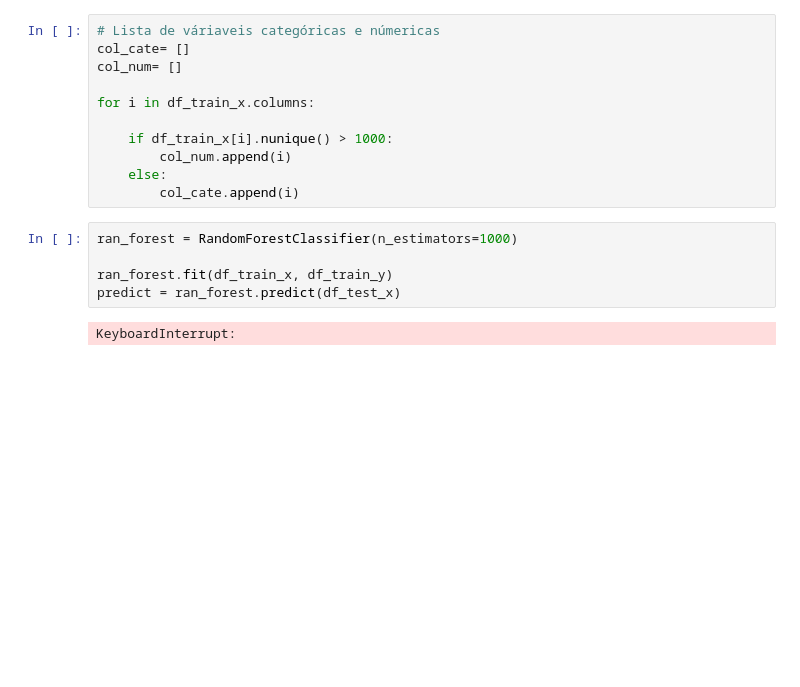
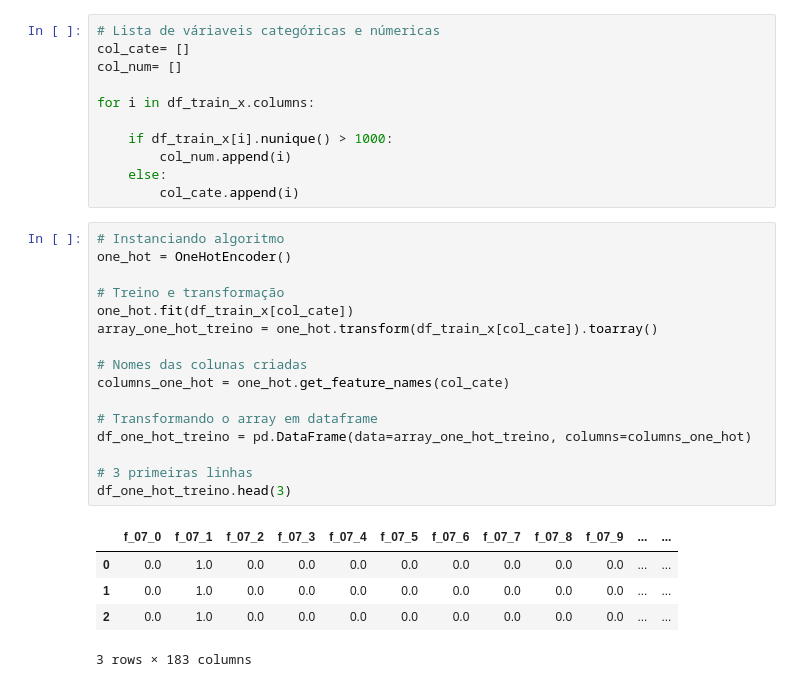
Before and after one commit to AlvimDePaula/kaggle_tabular_playgorunf_may_2022, a Jupyter notebook: Tabular_playground.ipynb, the cells around one changed output. Drawn from its saved outputs; the diff is of its cells as text; blank space fills up the shorter version.

```diff
--- a/Tabular_playground.ipynb
+++ b/Tabular_playground.ipynb
@@ -133,10 +127,25 @@ for i in df_train_x.columns:
         col_num.append(i)
     else:
         col_cate.append(i)
-# %%
-ran_forest = RandomForestClassifier(n_estimators=1000)
-
-ran_forest.fit(df_train_x, df_train_y)
-predict = ran_forest.predict(df_test_x)
-# %% [output]
-KeyboardInterrupt:
+# %%
+# Instanciando algoritmo
+one_hot = OneHotEncoder()
+
+# Treino e transformação
+one_hot.fit(df_train_x[col_cate])
+array_one_hot_treino = one_hot.transform(df_train_x[col_cate]).toarray()
+
+# Nomes das colunas criadas
+columns_one_hot = one_hot.get_feature_names(col_cate)
+
+# Transformando o array em dataframe
+df_one_hot_treino = pd.DataFrame(data=array_one_hot_treino, columns=columns_one_hot)
+
+# 3 primeiras linhas
+df_one_hot_treino.head(3)
+# %% [output]
+|  | f_07_0 | f_07_1 | f_07_2 | f_07_3 | f_07_4 | f_07_5 | f_07_6 | f_07_7 | f_07_8 | f_07_9 | ... | ... |
+| 0 | 0.0 | 1.0 | 0.0 | 0.0 | 0.0 | 0.0 | 0.0 | 0.0 | 0.0 | 0.0 | ... | ... |
+| 1 | 0.0 | 1.0 | 0.0 | 0.0 | 0.0 | 0.0 | 0.0 | 0.0 | 0.0 | 0.0 | ... | ... |
+| 2 | 0.0 | 1.0 | 0.0 | 0.0 | 0.0 | 0.0 | 0.0 | 0.0 | 0.0 | 0.0 | ... | ... |
+3 rows × 183 columns
```
Also changed, not shown: parts of 19 cells of this notebook, 2 other files.
